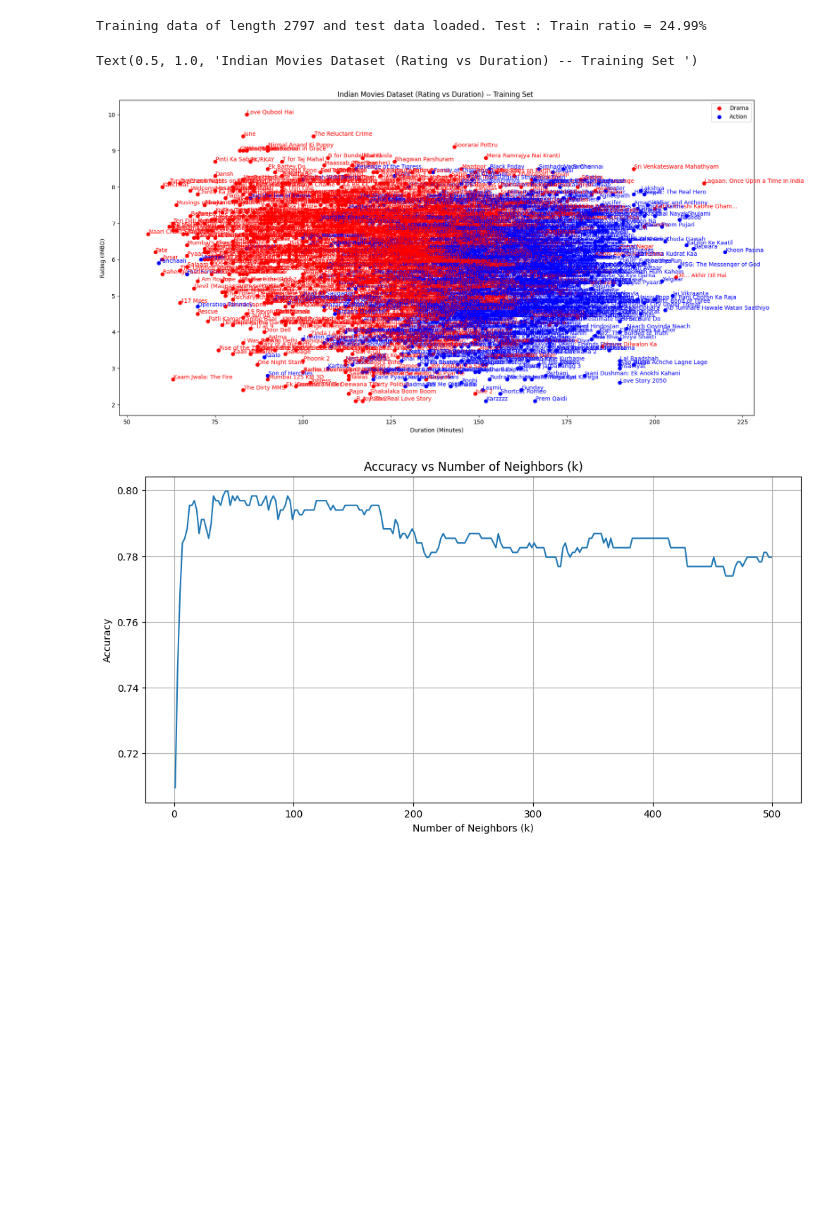
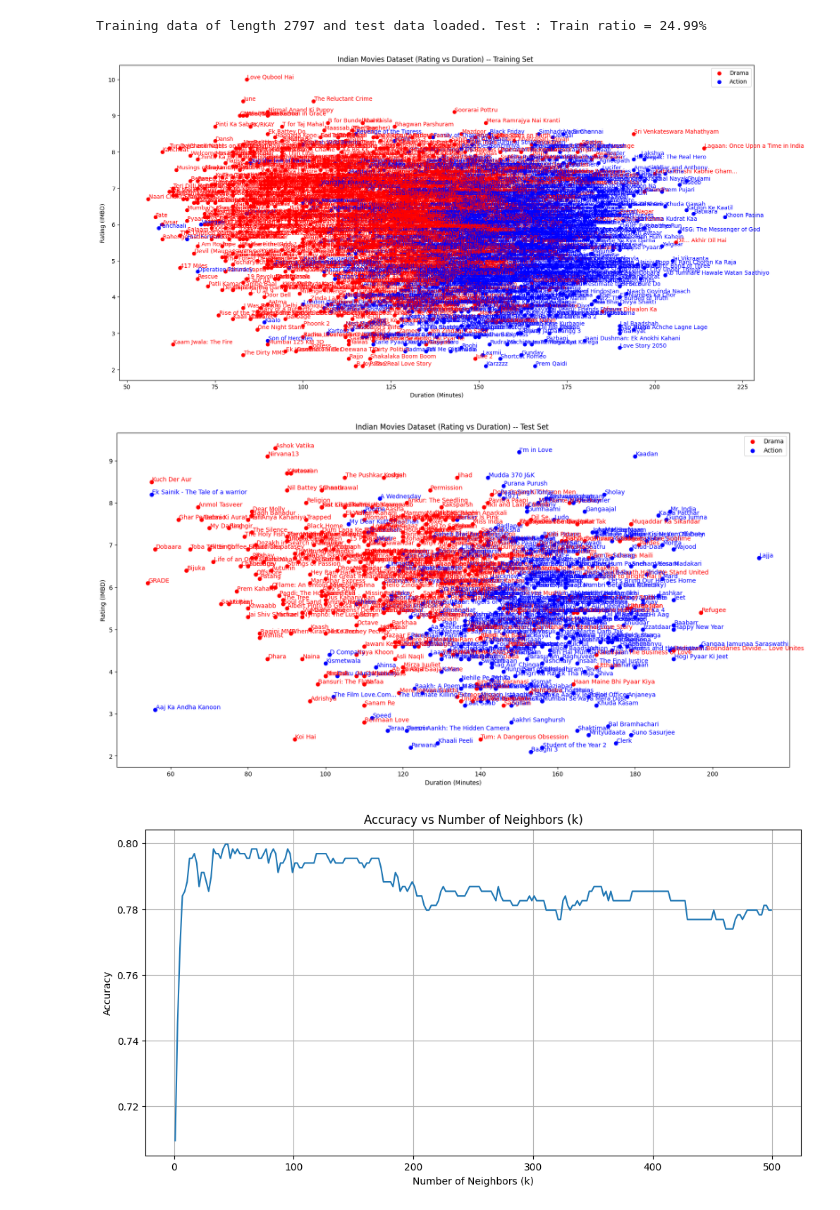
Before and after one commit to Esraaj-Sarkar-Gupta/MLPR-Labs, a Jupyter notebook: Lab6/Esraaj-Lab6.ipynb, the cells around one changed output. Saved outputs shown, nothing was run; the diff lists cells and outputs as text; code cells hidden in the pictures; blank space fills up the shorter version.

```diff
--- a/Lab6/Esraaj-Lab6.ipynb
+++ b/Lab6/Esraaj-Lab6.ipynb
@@ -46,34 +46,69 @@ fig, ax = plt.subplots(figsize=(20,10))
 seen = set()
 
 for text, colour, genre, duration, rating in tqdm(
     zip(
         training_data["Name"].astype(str),
         colours,
         training_data["Genre"],
         training_data["Duration"].astype(float),
         training_data["Rating"].astype(float)
     ),
     total=len(training_data),
     desc="Plotting points"
 ):
     ax.scatter(duration, rating, color=colour, label=genre if genre not in seen else None)
     seen.add(genre) # Some extra steps to get the legend displayed well.
     ax.annotate(
         text,
         xy=(duration, rating),
         xytext=(1, 1),
         textcoords="offset points",
         color = colour
     )
 
 ax.set_xlabel("Duration (Minutes)")
 ax.set_ylabel("Rating (IMBD)")
 
 ax.legend()
 ax.set_title("Indian Movies Dataset (Rating vs Duration) -- Training Set ")
+
+# ---- Display Test Set ---- #
+
+test_colours = ["blue" if genre == "Action" else "red" for genre in test_data["Genre"]]
+
+fig, ax = plt.subplots(figsize=(20,10))
+seen = set()
+
+for text, colour, genre, duration, rating in tqdm(
+    zip(
+        test_data["Name"].astype(str),
+        test_colours,
+        test_data["Genre"],
+        test_data["Duration"].astype(float),
+        test_data["Rating"].astype(float)
+    ),
+    total=len(test_data),
+    desc="Plotting test points"
+):
+    ax.scatter(duration, rating, color=colour, label=genre if genre not in seen else None)
+    seen.add(genre)
+
+    ax.annotate(
+        text,
+        xy=(duration, rating),
+        xytext=(1, 1),
+        textcoords="offset points",
+        color=colour
+    )
+
+ax.set_xlabel("Duration (Minutes)")
+ax.set_ylabel("Rating (IMBD)")
+ax.legend()
+ax.set_title("Indian Movies Dataset (Rating vs Duration) -- Test Set ")
+plt.show()
 # %% [output]
-Text(0.5, 1.0, 'Indian Movies Dataset (Rating vs Duration) -- Training Set ')
 [figure]
+[figure, added]
 # %%
 # ---- Model Development ---- #
 
```
Also changed, not shown: parts of 2 cells of this notebook, 6 other files.
